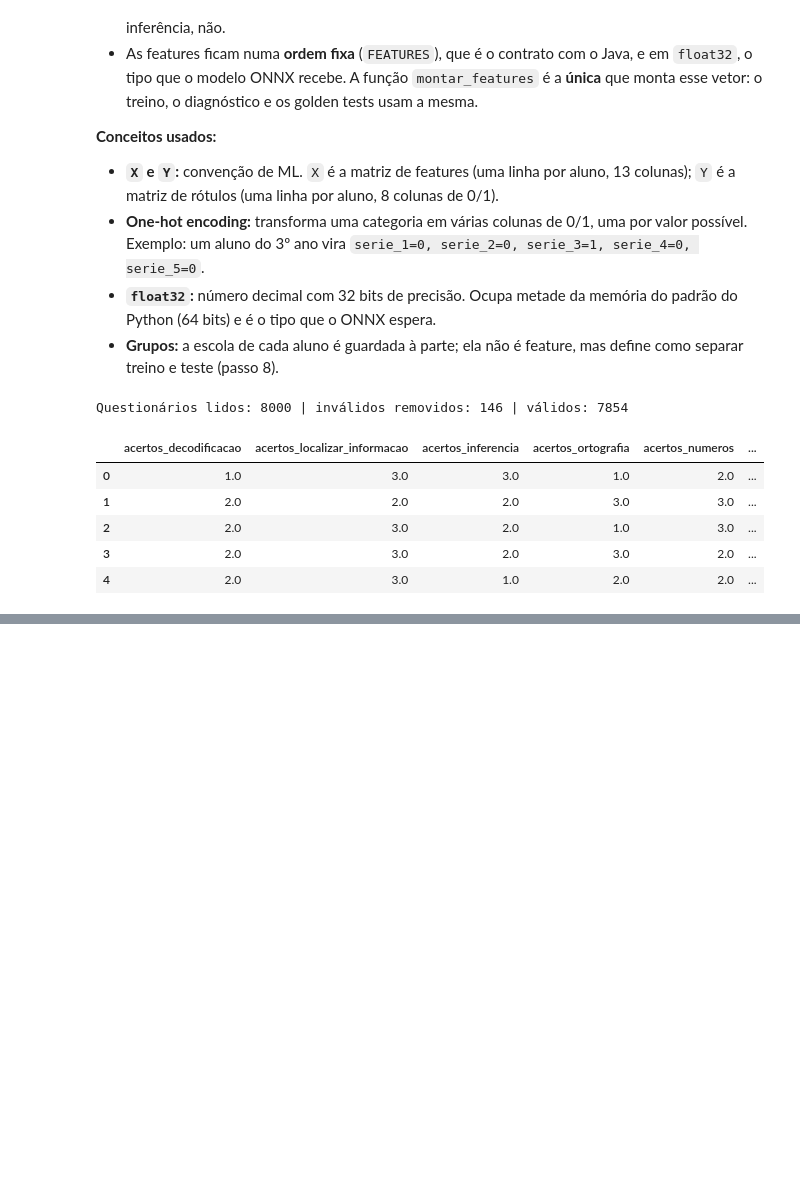
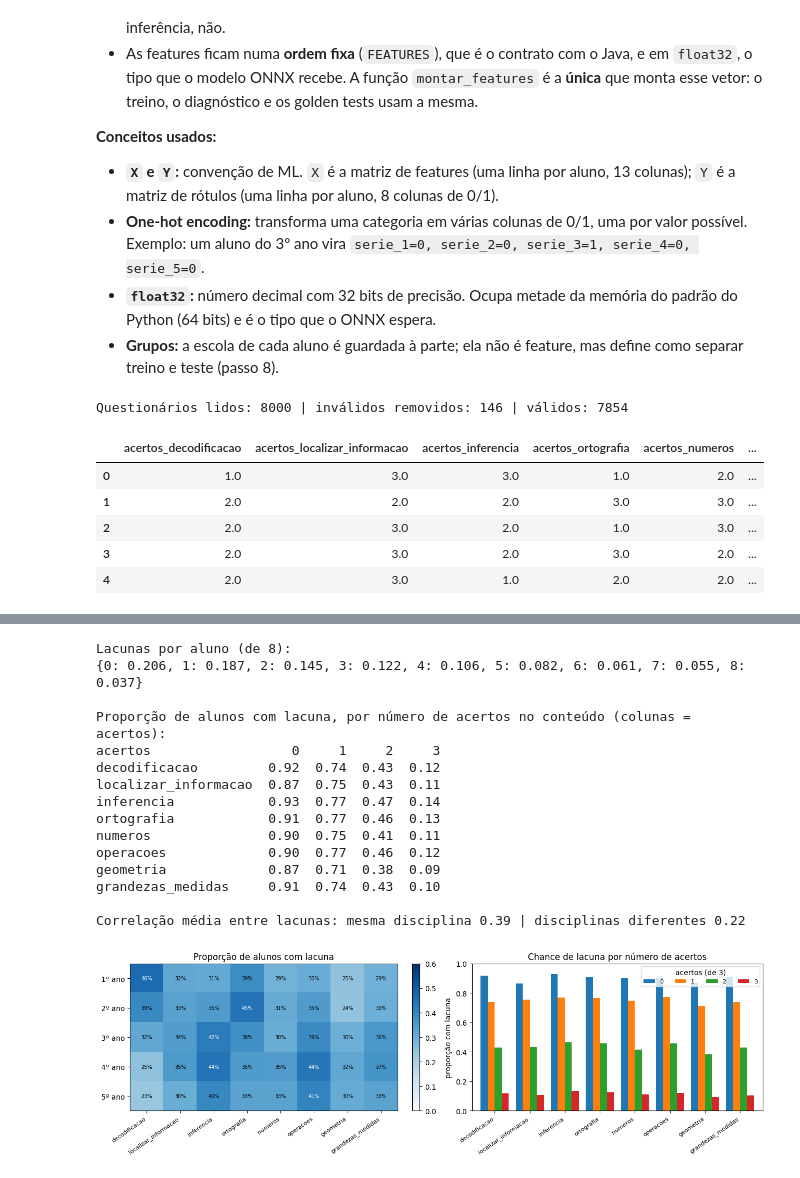
Before and after one commit to Stack-Society/gs_IAeML_2026-27, a Jupyter notebook: diagnostico_lacunas_aprendizagem.ipynb, the cells around one changed output, grey strips where cells are left out. Saved outputs shown, nothing was run; the diff lists cells and outputs as text; code cells hidden in the pictures; blank space fills up the shorter version.

Commit message:
feat(notebook): adiciona análise exploratória das lacunas

```diff
--- a/diagnostico_lacunas_aprendizagem.ipynb
+++ b/diagnostico_lacunas_aprendizagem.ipynb
@@ -636,0 +645,80 @@ Questionários lidos: 8000 | inválidos removidos: 146 | válidos: 7854
+# %%
+# Junta à tabela dos válidos uma coluna de acertos por conteúdo (o ** desempacota o dicionário em argumentos).
+analise = validos.assign(**{c: X[f"acertos_{c}"] for c in CONTEUDOS})
+# Título da distribuição abaixo.
+print("Lacunas por aluno (de 8):")
+# Y.sum(axis=1) soma cada linha: o número de lacunas de cada aluno (0 a 8).
+# value_counts(normalize=True) dá a proporção de alunos com cada número de lacunas.
+print(pd.Series(Y.sum(axis=1)).value_counts(normalize=True).sort_index().round(3).to_dict(), "\n")
+
+# Chance de ter lacuna conforme o número de acertos no conteúdo
+# groupby(c) separa os alunos pelo número de acertos no conteúdo c (0, 1, 2 ou 3);
+# a média da coluna de lacuna em cada grupo é a proporção de alunos com lacuna.
+chance = pd.DataFrame({c: analise.groupby(c)[f"lacuna_{c}"].mean() for c in CONTEUDOS})
+# Os acertos vieram como 0.0, 1.0…; converte para inteiros só para a tabela ficar limpa.
+chance.index = chance.index.astype(int)
+# Nome do índice, que aparece no cabeçalho da tabela.
+chance.index.name = "acertos"
+# Título da tabela abaixo.
+print("Proporção de alunos com lacuna, por número de acertos no conteúdo (colunas = acertos):")
+# .T transpõe a tabela (linhas viram colunas) para caber melhor na tela.
+print(chance.T.round(2).to_string(), "\n")
+
+# Lacunas andam juntas? Correlação média entre conteúdos da mesma disciplina e de disciplinas diferentes
+# .corr() calcula a correlação de Pearson entre cada par de colunas: de -1 a 1; 0 = sem relação.
+corr = pd.DataFrame(Y, columns=CONTEUDOS).corr()
+# a < b compara os nomes em ordem alfabética: assim cada par entra uma única vez (e nunca a < a).
+mesma = [corr.loc[a, b] for a in CONTEUDOS for b in CONTEUDOS
+         if a < b and DISCIPLINA_POR_CONTEUDO[a] == DISCIPLINA_POR_CONTEUDO[b]]
+# Mesma ideia, para pares de disciplinas diferentes.
+outra = [corr.loc[a, b] for a in CONTEUDOS for b in CONTEUDOS
+         if a < b and DISCIPLINA_POR_CONTEUDO[a] != DISCIPLINA_POR_CONTEUDO[b]]
+# Média das correlações em cada grupo, com 2 casas decimais.
+print(f"Correlação média entre lacunas: mesma disciplina {np.mean(mesma):.2f} | disciplinas diferentes {np.mean(outra):.2f}")
+
+# Uma figura com dois gráficos lado a lado (1 linha, 2 colunas); figsize em polegadas.
+fig, (ax1, ax2) = plt.subplots(1, 2, figsize=(13, 4.2))
+# Tabela 5 × 8: proporção de lacunas por série (linhas) e conteúdo (colunas).
+prevalencia = validos.groupby("serie")[ROTULOS].mean()
+# imshow desenha a matriz como mapa de calor; vmin/vmax fixam a escala de cores entre 0% e 60%.
+im = ax1.imshow(prevalencia.to_numpy(), cmap="Blues", vmin=0, vmax=0.6, aspect="auto")
+# Título e marcações dos eixos (uma por conteúdo e uma por série).
+ax1.set(title="Proporção de alunos com lacuna", xticks=range(len(CONTEUDOS)), yticks=range(len(SERIES)),
+        yticklabels=[f"{s}º ano" for s in SERIES])
+# Nomes dos conteúdos inclinados para não se sobreporem.
+ax1.set_xticklabels(CONTEUDOS, rotation=35, ha="right", fontsize=8)
+# np.ndenumerate percorre a matriz devolvendo ((linha, coluna), valor): escreve o % em cada quadrado.
+for (i, j), v in np.ndenumerate(prevalencia.to_numpy()):
+    # Texto branco nos quadrados escuros e preto nos claros, para manter a leitura.
+    ax1.text(j, i, f"{v:.0%}", ha="center", va="center", fontsize=7, color="white" if v > 0.4 else "black")
+# Barra lateral com a escala de cores.
+fig.colorbar(im, ax=ax1, fraction=0.03)
+# Gráfico de barras: para cada conteúdo, uma barra por número de acertos.
+chance.T.plot.bar(ax=ax2, rot=35, width=0.8)
+# Título, rótulo do eixo y e escala de 0 a 1 do segundo gráfico.
+ax2.set(title="Chance de lacuna por número de acertos", ylabel="proporção com lacuna", ylim=(0, 1))
+# Nomes dos conteúdos inclinados no eixo x.
+ax2.set_xticklabels(CONTEUDOS, rotation=35, ha="right", fontsize=8)
+# Legenda: uma cor para cada número de acertos, em 4 colunas.
+ax2.legend(title="acertos (de 3)", fontsize=8, ncol=4)
+# Ajusta os espaços para nada ficar cortado e mostra a figura.
+fig.tight_layout()
+# Exibe a figura no notebook.
+plt.show()
+# %% [output]
+Lacunas por aluno (de 8):
+{0: 0.206, 1: 0.187, 2: 0.145, 3: 0.122, 4: 0.106, 5: 0.082, 6: 0.061, 7: 0.055, 8: 0.037}
+
+Proporção de alunos com lacuna, por número de acertos no conteúdo (colunas = acertos):
+acertos                  0     1     2     3
+decodificacao         0.92  0.74  0.43  0.12
+localizar_informacao  0.87  0.75  0.43  0.11
+inferencia            0.93  0.77  0.47  0.14
+ortografia            0.91  0.77  0.46  0.13
+numeros               0.90  0.75  0.41  0.11
+operacoes             0.90  0.77  0.46  0.12
+geometria             0.87  0.71  0.38  0.09
+grandezas_medidas     0.91  0.74  0.43  0.10
+
+Correlação média entre lacunas: mesma disciplina 0.39 | disciplinas diferentes 0.22
+[figure, added]
```
Also changed, not shown: parts of 1 cell of this notebook.
